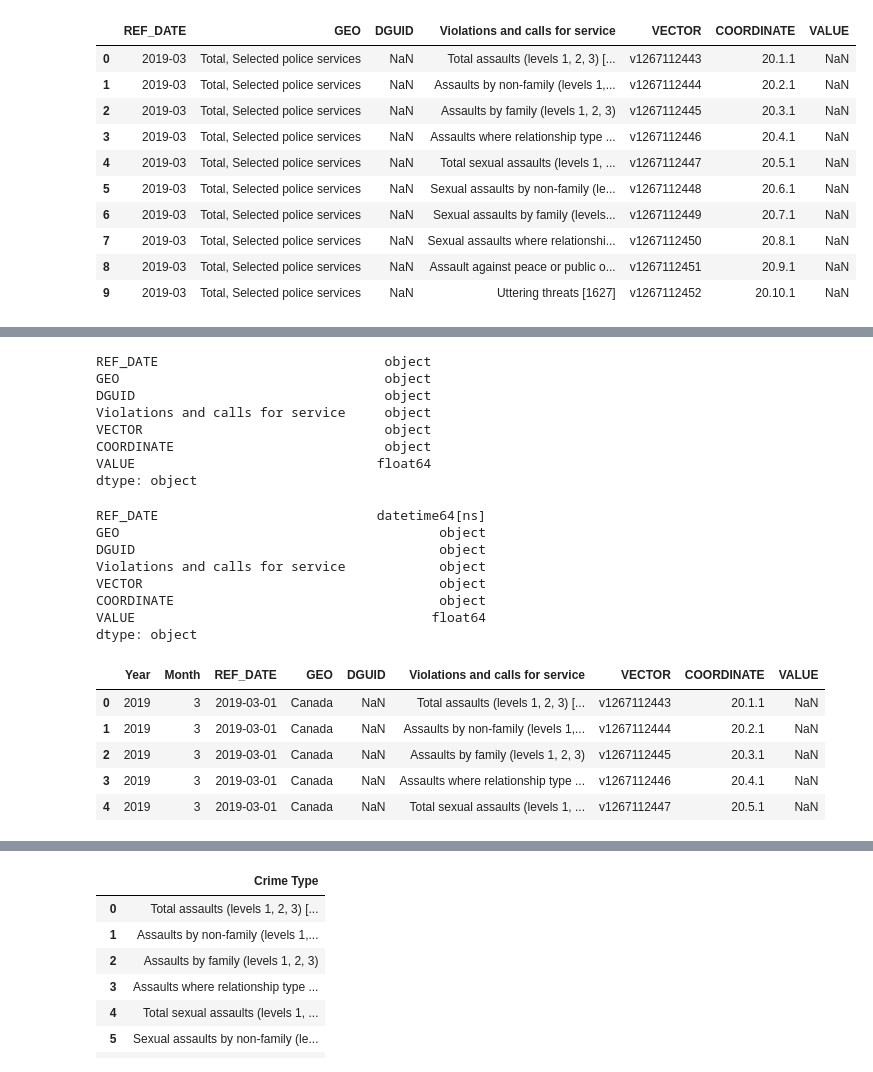
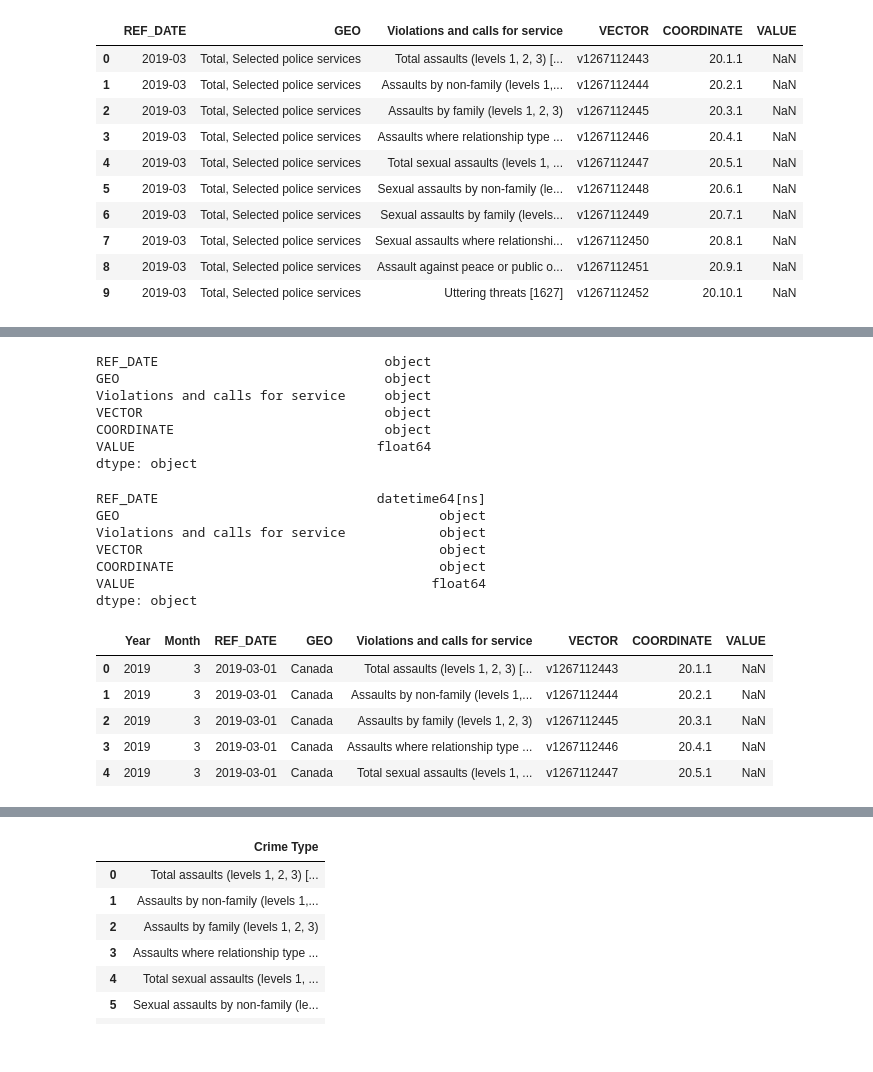
Before and after one commit to qudsia99/Project3-group4, a Jupyter notebook: covid_crime_data copy.ipynb, the cells around one changed output, grey strips where cells are left out. Drawn from its saved outputs; the diff is of its cells as text; code cells hidden in the pictures.

Commit message:
update clean_crime_data

```diff
--- a/covid_crime_data.ipynb
+++ b/covid_crime_data copy.ipynb
@@ -18,20 +18,20 @@ crime_data.head()
 | 4 | 2019-03 | Total, Selected police services | NaN | Total sexual assaults (levels 1, ... | Actual incidents | Number | 223 | units | ... |
 # %%
 # drop columns not needed for analysis
-crime_data = crime_data.drop(columns=['Statistics', 'UOM', 'UOM_ID', 'SCALAR_FACTOR', 'SCALAR_ID', 'STATUS', 'SYMBOL', 'TERMINATED', 'DECIMALS'])
+crime_data = crime_data.drop(columns=['Statistics', 'UOM', 'UOM_ID', 'DGUID', 'SCALAR_FACTOR', 'SCALAR_ID', 'STATUS', 'SYMBOL', 'TERMINATED', 'DECIMALS'])
 crime_data.head(10)
 # %% [output]
-|  | REF_DATE | GEO | DGUID | Violations and calls for service | VECTOR | COORDINATE | VALUE |
-| 0 | 2019-03 | Total, Selected police services | NaN | Total assaults (levels 1, 2, 3) [... | v1267112443 | 20.1.1 | NaN |
-| 1 | 2019-03 | Total, Selected police services | NaN | Assaults by non-family (levels 1,... | v1267112444 | 20.2.1 | NaN |
-| 2 | 2019-03 | Total, Selected police services | NaN | Assaults by family (levels 1, 2, 3) | v1267112445 | 20.3.1 | NaN |
-| 3 | 2019-03 | Total, Selected police services | NaN | Assaults where relationship type ... | v1267112446 | 20.4.1 | NaN |
-| 4 | 2019-03 | Total, Selected police services | NaN | Total sexual assaults (levels 1, ... | v1267112447 | 20.5.1 | NaN |
-| 5 | 2019-03 | Total, Selected police services | NaN | Sexual assaults by non-family (le... | v1267112448 | 20.6.1 | NaN |
-| 6 | 2019-03 | Total, Selected police services | NaN | Sexual assaults by family (levels... | v1267112449 | 20.7.1 | NaN |
-| 7 | 2019-03 | Total, Selected police services | NaN | Sexual assaults where relationshi... | v1267112450 | 20.8.1 | NaN |
-| 8 | 2019-03 | Total, Selected police services | NaN | Assault against peace or public o... | v1267112451 | 20.9.1 | NaN |
-| 9 | 2019-03 | Total, Selected police services | NaN | Uttering threats [1627] | v1267112452 | 20.10.1 | NaN |
+|  | REF_DATE | GEO | Violations and calls for service | VECTOR | COORDINATE | VALUE |
+| 0 | 2019-03 | Total, Selected police services | Total assaults (levels 1, 2, 3) [... | v1267112443 | 20.1.1 | NaN |
+| 1 | 2019-03 | Total, Selected police services | Assaults by non-family (levels 1,... | v1267112444 | 20.2.1 | NaN |
+| 2 | 2019-03 | Total, Selected police services | Assaults by family (levels 1, 2, 3) | v1267112445 | 20.3.1 | NaN |
+| 3 | 2019-03 | Total, Selected police services | Assaults where relationship type ... | v1267112446 | 20.4.1 | NaN |
+| 4 | 2019-03 | Total, Selected police services | Total sexual assaults (levels 1, ... | v1267112447 | 20.5.1 | NaN |
+| 5 | 2019-03 | Total, Selected police services | Sexual assaults by non-family (le... | v1267112448 | 20.6.1 | NaN |
+| 6 | 2019-03 | Total, Selected police services | Sexual assaults by family (levels... | v1267112449 | 20.7.1 | NaN |
+| 7 | 2019-03 | Total, Selected police services | Sexual assaults where relationshi... | v1267112450 | 20.8.1 | NaN |
+| 8 | 2019-03 | Total, Selected police services | Assault against peace or public o... | v1267112451 | 20.9.1 | NaN |
+| 9 | 2019-03 | Total, Selected police services | Uttering threats [1627] | v1267112452 | 20.10.1 | NaN |
 # %%
 # list unique values in GEO column
 crime_data['GEO'].unique()
@@ -87,7 +87,6 @@ crime_data.dtypes
 # %% [output]
 REF_DATE                             object
 GEO                                  object
-DGUID                                object
 Violations and calls for service     object
 VECTOR                               object
 COORDINATE                           object
@@ -100,7 +99,6 @@ crime_data.dtypes
 # %% [output]
 REF_DATE                            datetime64[ns]
 GEO                                         object
-DGUID                                       object
 Violations and calls for service            object
 VECTOR                                      object
 COORDINATE                                  object
@@ -111,15 +109,15 @@ dtype: object
 crime_data['Year'] = crime_data['REF_DATE'].dt.year
 crime_data['Month'] = crime_data['REF_DATE'].dt.month
 # Move 'Year' and 'Month' columns to front of dataframe
-crime_data = crime_data[['Year', 'Month', 'REF_DATE', 'GEO', 'DGUID', 'Violations and calls for service', 'VECTOR', 'COORDINATE', 'VALUE']]
+crime_data = crime_data[['Year', 'Month', 'REF_DATE', 'GEO', 'Violations and calls for service', 'VECTOR', 'COORDINATE', 'VALUE']]
 crime_data.head()
 # %% [output]
-|  | Year | Month | REF_DATE | GEO | DGUID | Violations and calls for service | VECTOR | COORDINATE | VALUE |
-| 0 | 2019 | 3 | 2019-03-01 | Canada | NaN | Total assaults (levels 1, 2, 3) [... | v1267112443 | 20.1.1 | NaN |
-| 1 | 2019 | 3 | 2019-03-01 | Canada | NaN | Assaults by non-family (levels 1,... | v1267112444 | 20.2.1 | NaN |
-| 2 | 2019 | 3 | 2019-03-01 | Canada | NaN | Assaults by family (levels 1, 2, 3) | v1267112445 | 20.3.1 | NaN |
-| 3 | 2019 | 3 | 2019-03-01 | Canada | NaN | Assaults where relationship type ... | v1267112446 | 20.4.1 | NaN |
-| 4 | 2019 | 3 | 2019-03-01 | Canada | NaN | Total sexual assaults (levels 1, ... | v1267112447 | 20.5.1 | NaN |
+|  | Year | Month | REF_DATE | GEO | Violations and calls for service | VECTOR | COORDINATE | VALUE |
+| 0 | 2019 | 3 | 2019-03-01 | Canada | Total assaults (levels 1, 2, 3) [... | v1267112443 | 20.1.1 | NaN |
+| 1 | 2019 | 3 | 2019-03-01 | Canada | Assaults by non-family (levels 1,... | v1267112444 | 20.2.1 | NaN |
+| 2 | 2019 | 3 | 2019-03-01 | Canada | Assaults by family (levels 1, 2, 3) | v1267112445 | 20.3.1 | NaN |
+| 3 | 2019 | 3 | 2019-03-01 | Canada | Assaults where relationship type ... | v1267112446 | 20.4.1 | NaN |
+| 4 | 2019 | 3 | 2019-03-01 | Canada | Total sexual assaults (levels 1, ... | v1267112447 | 20.5.1 | NaN |
 # %%
 # Rename columns
 # GEO = Province
```
Also changed, not shown: parts of 7 cells of this notebook.
